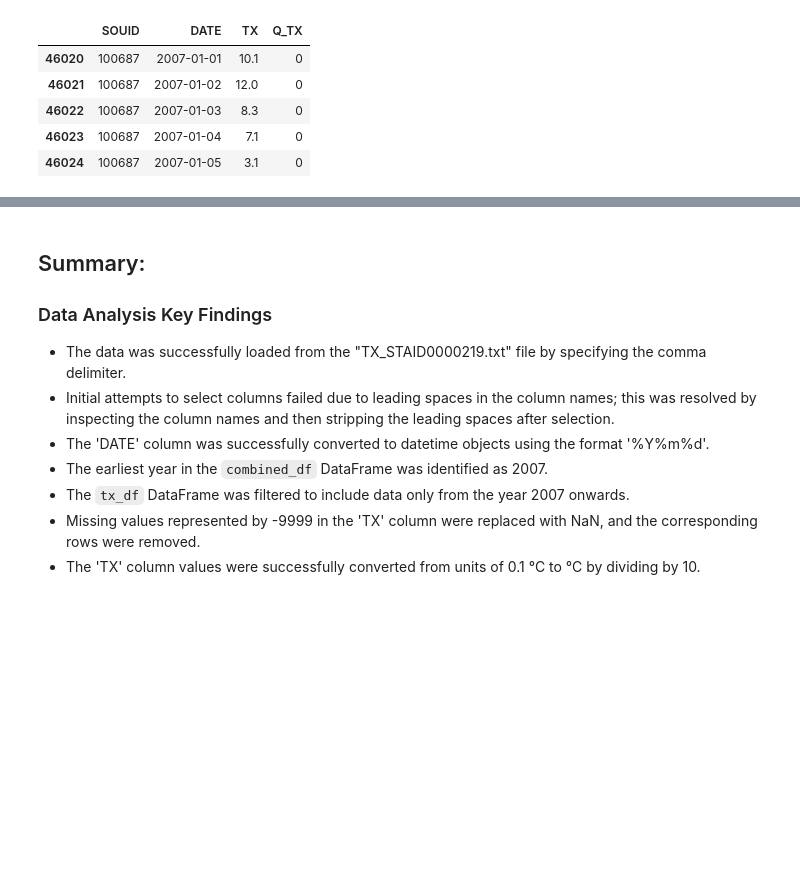
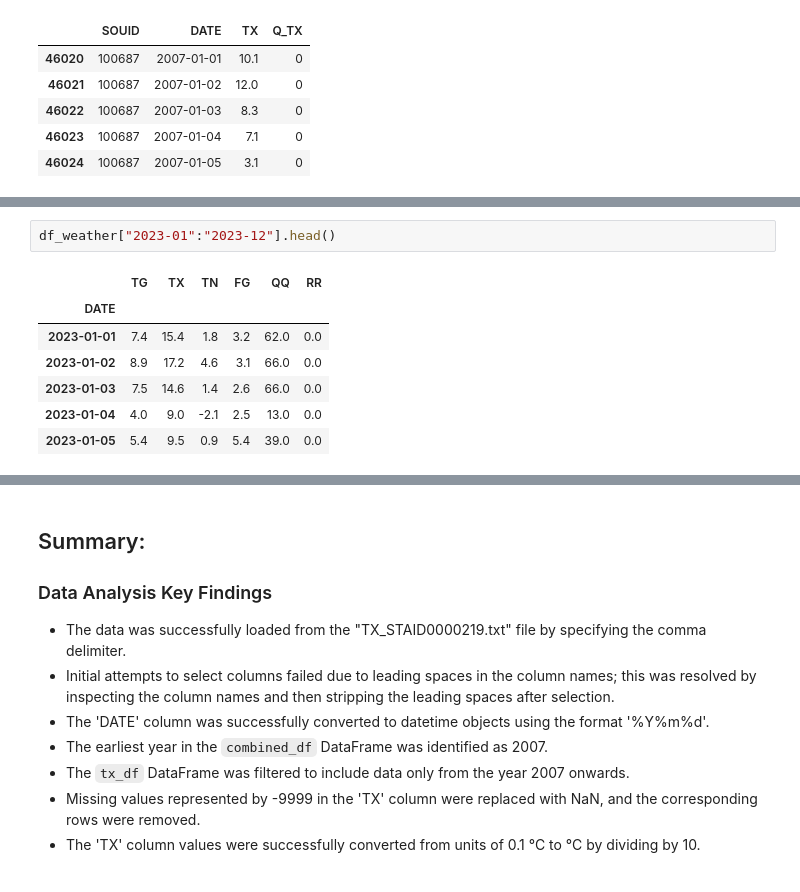
Before and after one commit to remussamoila/Electricity_forecast_for_prosumers, a Jupyter notebook: notebooks/01_data_cleaning.ipynb, the cells around one changed output, grey strips where cells are left out. Cells and saved outputs as stored; diff of their text form; blank space fills up the shorter version.

```diff
--- a/notebooks/01_data_cleaning.ipynb
+++ b/notebooks/01_data_cleaning.ipynb
@@ -437,0 +490,10 @@ See the caveats in the documentation: https://pandas.pydata.org/pandas-docs/stab
+# %%
+df_weather["2023-01":"2023-12"].head()
+# %% [output]
+|  | TG | TX | TN | FG | QQ | RR |
+| DATE |  |  |  |  |  |  |
+| 2023-01-01 | 7.4 | 15.4 | 1.8 | 3.2 | 62.0 | 0.0 |
+| 2023-01-02 | 8.9 | 17.2 | 4.6 | 3.1 | 66.0 | 0.0 |
+| 2023-01-03 | 7.5 | 14.6 | 1.4 | 2.6 | 66.0 | 0.0 |
+| 2023-01-04 | 4.0 | 9.0 | -2.1 | 2.5 | 13.0 | 0.0 |
+| 2023-01-05 | 5.4 | 9.5 | 0.9 | 5.4 | 39.0 | 0.0 |
```
Also changed, not shown: parts of 3 cells of this notebook.
